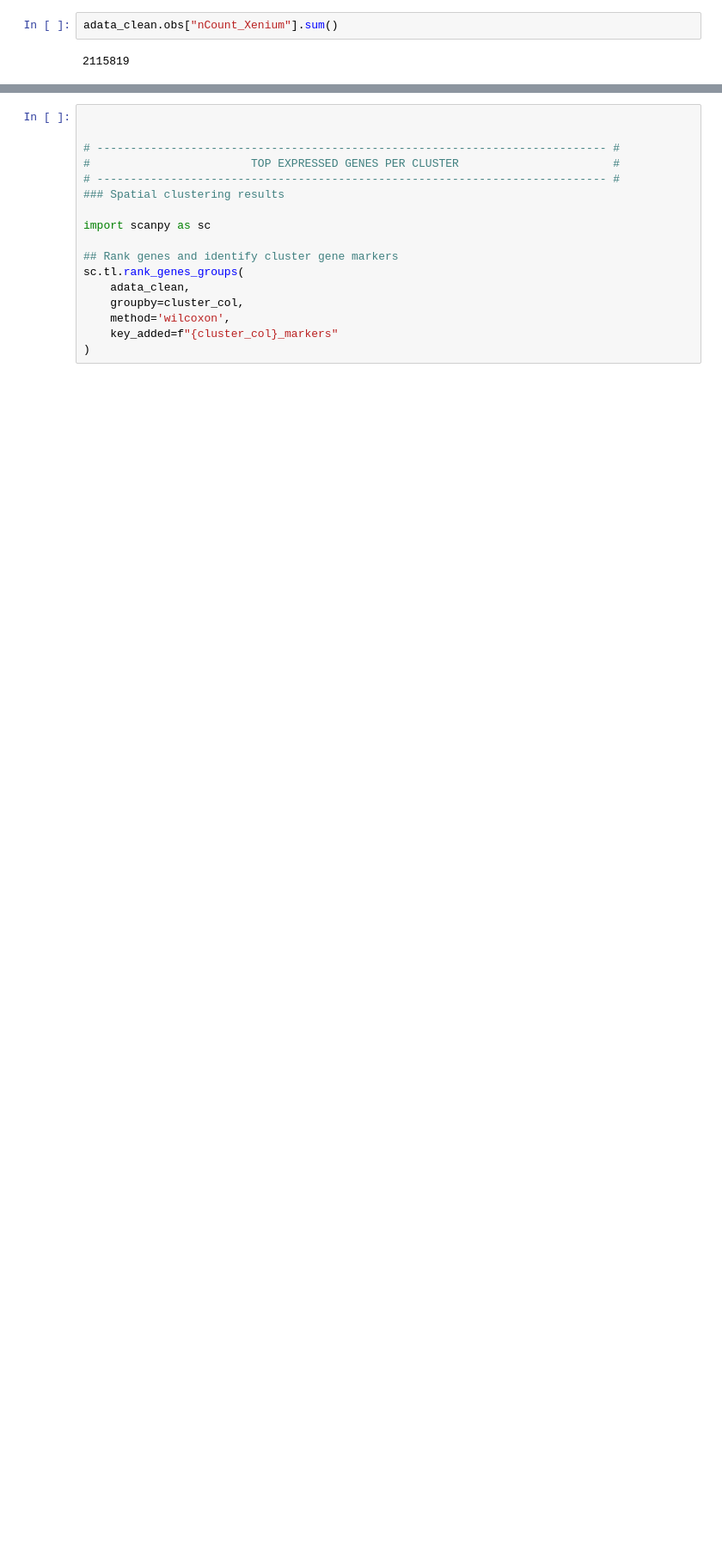
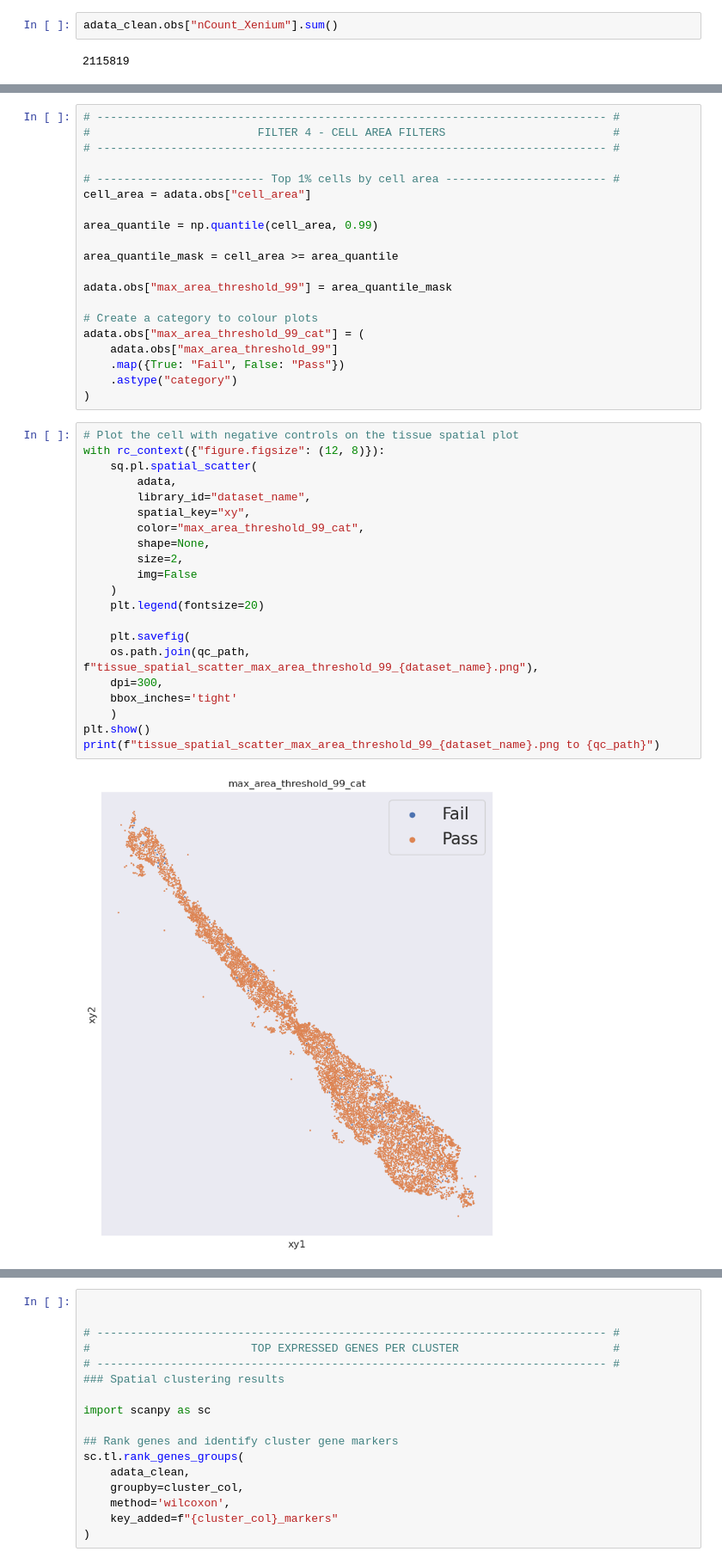
Before and after one commit to NJNataren/Banksy_py, a Jupyter notebook: 01_QC_xenium_spatial_clean_clustered.ipynb, the cells around one changed output, grey strips where cells are left out. Shown at 86% size. Cells and saved outputs as stored; diff of their text form; blank space fills up the shorter version.

```diff
--- a/01_QC_xenium_spatial_clean_clustered.ipynb
+++ b/01_QC_xenium_spatial_clean_clustered.ipynb
@@ -715,0 +939,43 @@ neg_tx
+# %%
+# ---------------------------------------------------------------------------- #
+#                         FILTER 4 - CELL AREA FILTERS                         #
+# ---------------------------------------------------------------------------- #
+
+# ------------------------- Top 1% cells by cell area ------------------------ #
+cell_area = adata.obs["cell_area"]
+
+area_quantile = np.quantile(cell_area, 0.99)
+
+area_quantile_mask = cell_area >= area_quantile
+
+adata.obs["max_area_threshold_99"] = area_quantile_mask
+
+# Create a category to colour plots
+adata.obs["max_area_threshold_99_cat"] = (
+    adata.obs["max_area_threshold_99"]
+    .map({True: "Fail", False: "Pass"})
+    .astype("category")
+)
+# %%
+# Plot the cell with negative controls on the tissue spatial plot
+with rc_context({"figure.figsize": (12, 8)}):
+    sq.pl.spatial_scatter(
+        adata,
+        library_id="dataset_name",
+        spatial_key="xy",
+        color="max_area_threshold_99_cat",
+        shape=None,
+        size=2,
+        img=False
+    )
+    plt.legend(fontsize=20)
+
+    plt.savefig(
+    os.path.join(qc_path, f"tissue_spatial_scatter_max_area_threshold_99_{dataset_name}.png"),
+    dpi=300,
+    bbox_inches='tight'
+    )
+plt.show()
+print(f"tissue_spatial_scatter_max_area_threshold_99_{dataset_name}.png to {qc_path}")
+# %% [output]
+[figure, added]
```
Also changed, not shown: parts of 47 cells of this notebook, 2 other files.
